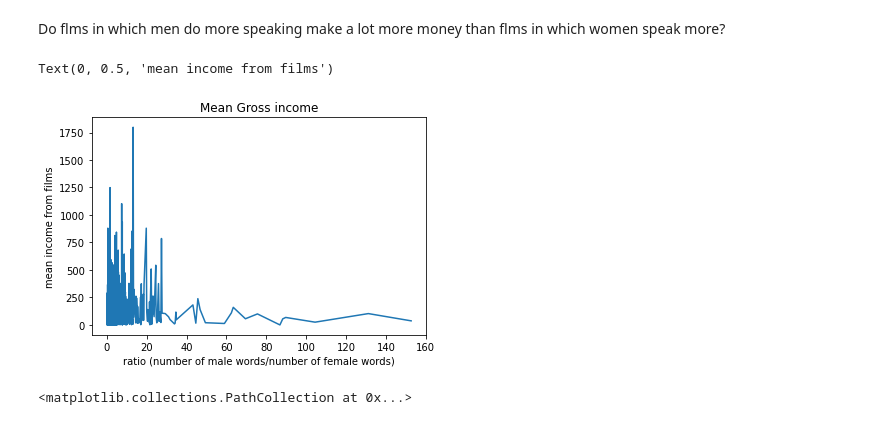
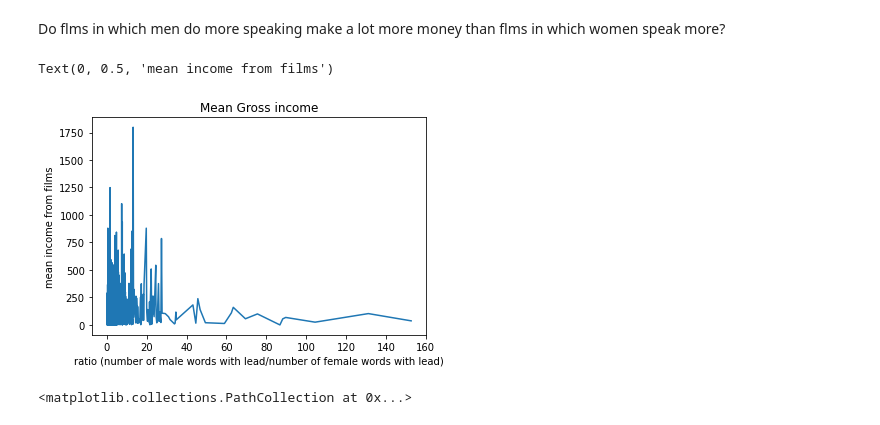
Before and after one commit to IZ001/Stat-Machine-Learning, a Jupyter notebook: Project_SML.ipynb, the cells around one changed output. Drawn from its saved outputs; the diff is of its cells as text; code cells hidden in the pictures.

```diff
--- a/Project_SML.ipynb
+++ b/Project_SML.ipynb
@@ -234,34 +234,34 @@ speak more?
 # %%
 '''
 fig, (ax1, ax2) = plt.subplots(1, 2, sharex=True, sharey=True)
 ax1.plot( data['number of words female with lead'], data['Gross'],'o',label="female actors", color ='orange')
 ax2.plot(data['number of words male with lead'], data['Gross'],'o', label="male actors")
 fig.suptitle('Gross')
 fig.legend()
 plt.show
 '''
 '''
 
 plt.plot(data['Gross'],data['number of words male with lead']/data['number of words female with lead'], 'o',label="number male words/number female words")
 plt.title('Gross')
 
 plt.show
 '''
 data['ratio'] = data['number of words male with lead']/data['number of words female with lead']
 
 
 data_mean_by_ratio = data.groupby(by=["ratio"], as_index=False).mean()
-plt.plot(data_mean_by_ratio['ratio'],data_mean_by_ratio['Gross'],label="number male words/number female words")
+plt.plot(data_mean_by_ratio['ratio'],data_mean_by_ratio['Gross'],label="number male words with lead/number female words with lead")
 plt.title('Mean Gross income')
 #plt.xlim([0,15])
-plt.xlabel('ratio (number of male words/number of female words)')
+plt.xlabel('ratio (number of male words with lead/number of female words with lead)')
 plt.ylabel('mean income from films')
 # On average the more male words in the film comparing to the number of women words, the less is gross income frome the film.
 #(The mean incomes from the films with different men/womn word ratios are presented here)
 #Show with and without xlim
 # %% [output]
 Text(0, 0.5, 'mean income from films')
-[figure, old version]
+[figure, new version]
 # %%
 plt.scatter(data['Year'], data['Difference in words lead and co-lead'], c = data['Lead'])
 #plt.xlim([1975,2020])
```
Also changed, not shown: parts of 2 cells of this notebook.
